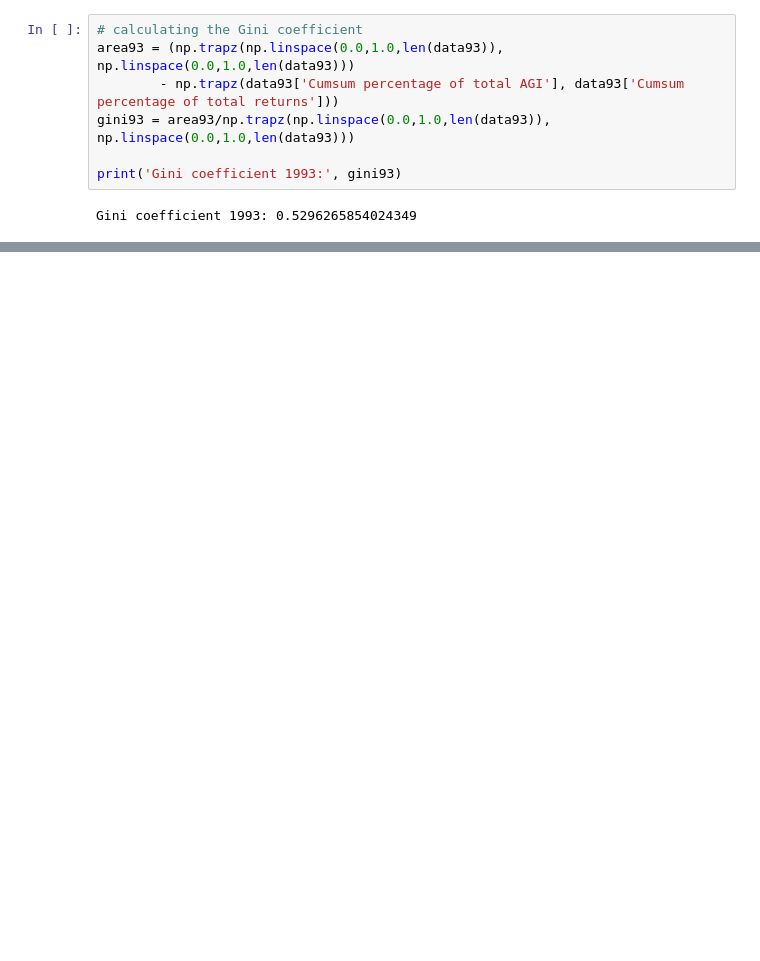
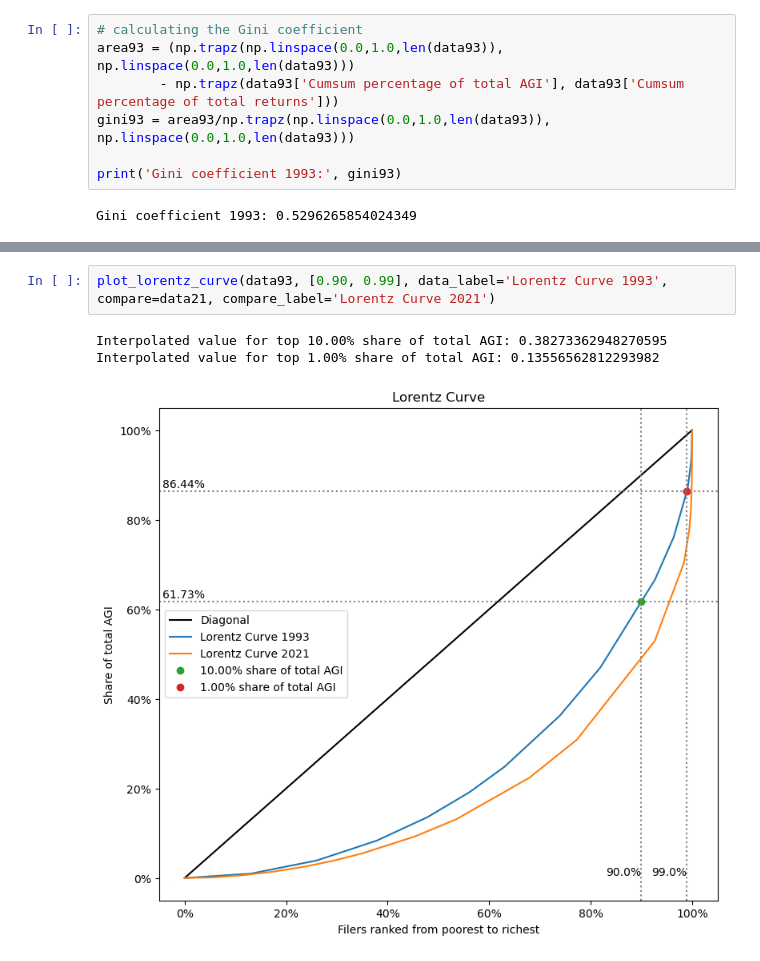
Before and after one commit to johanoelgaard/ECON230B, a Jupyter notebook: Assignment 1/Assignment I.ipynb, the cells around one changed output, grey strips where cells are left out. Saved outputs shown, nothing was run; the diff lists cells and outputs as text; blank space fills up the shorter version.

```diff
--- a/Assignment 1/Assignment I.ipynb
+++ b/Assignment 1/Assignment I.ipynb
@@ -242,0 +352,6 @@ Gini coefficient 1993: 0.5296265854024349
+# %%
+plot_lorentz_curve(data93, [0.90, 0.99], data_label='Lorentz Curve 1993', compare=data21, compare_label='Lorentz Curve 2021')
+# %% [output]
+Interpolated value for top 10.00% share of total AGI: 0.38273362948270595
+Interpolated value for top 1.00% share of total AGI: 0.13556562812293982
+[figure, added]
```
Also changed, not shown: parts of 6 cells of this notebook, 3 other files.
